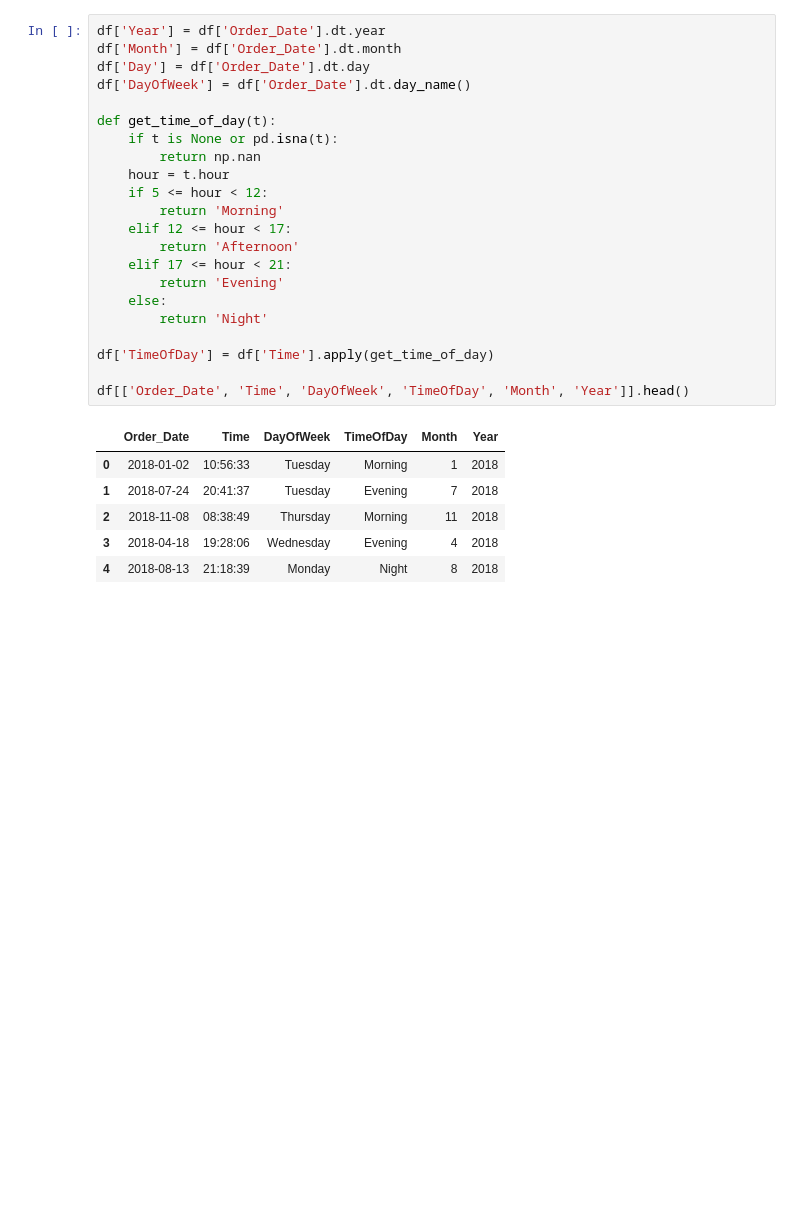
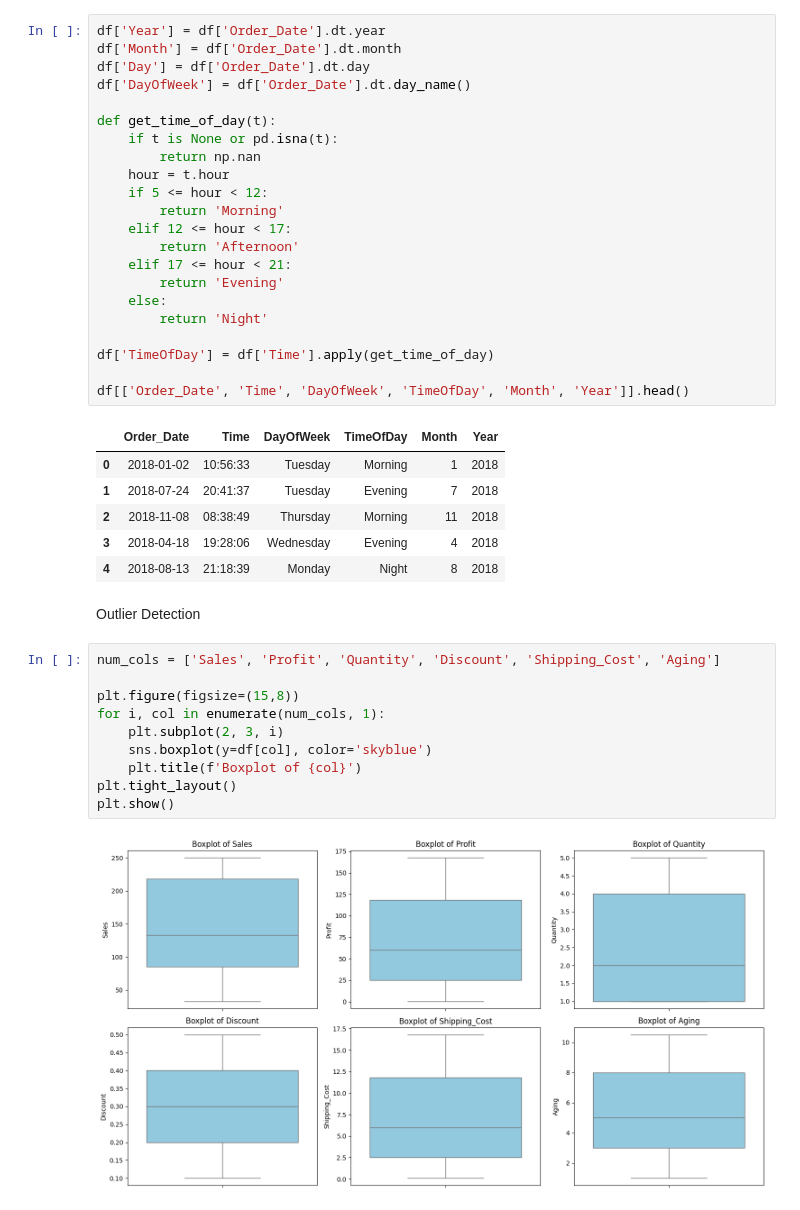
Before and after one commit to palak-verma-0309/e-commerce, a Jupyter notebook: data_analysis.ipynb, the cells around one changed output. Cells and saved outputs as stored; diff of their text form; blank space fills up the shorter version.

Commit message:
outlier detection + feature engg

```diff
--- a/data_analysis.ipynb
+++ b/data_analysis.ipynb
@@ -135,3 +135,17 @@ df[['Order_Date', 'Time', 'DayOfWeek', 'TimeOfDay', 'Month', 'Year']].head()
 | 2 | 2018-11-08 | 08:38:49 | Thursday | Morning | 11 | 2018 |
 | 3 | 2018-04-18 | 19:28:06 | Wednesday | Evening | 4 | 2018 |
 | 4 | 2018-08-13 | 21:18:39 | Monday | Night | 8 | 2018 |
+# %% [markdown]
+Outlier Detection
+# %%
+num_cols = ['Sales', 'Profit', 'Quantity', 'Discount', 'Shipping_Cost', 'Aging']
+
+plt.figure(figsize=(15,8))
+for i, col in enumerate(num_cols, 1):
+    plt.subplot(2, 3, i)
+    sns.boxplot(y=df[col], color='skyblue')
+    plt.title(f'Boxplot of {col}')
+plt.tight_layout()
+plt.show()
+# %% [output]
+[figure, added]
```
Also changed, not shown: parts of 1 cell of this notebook.
